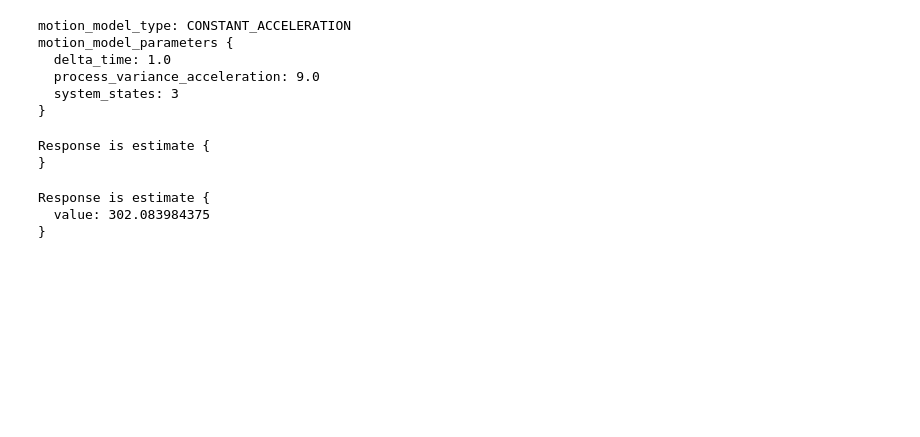
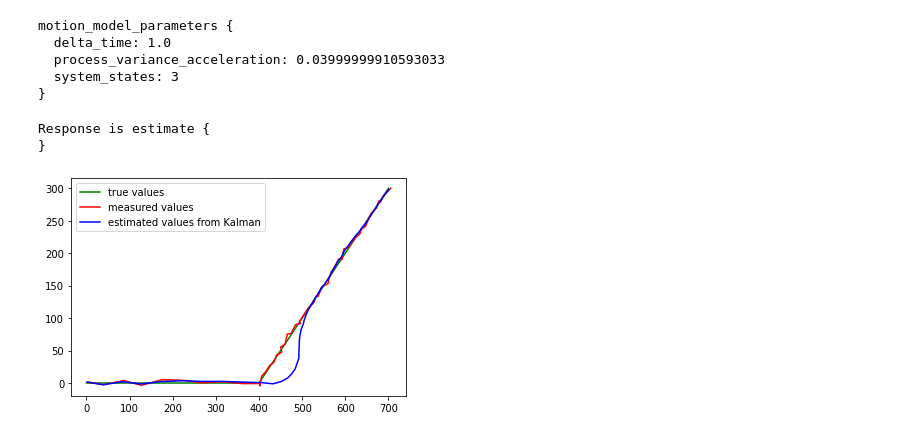
Before and after one commit to fabian-feigl/kalman-filter, a Jupyter notebook: example/kalman_filter_example.ipynb, the cells around one changed output. Drawn from its saved outputs; the diff is of its cells as text; code cells hidden in the pictures; blank space fills up the shorter version.

```diff
--- a/example/kalman_filter_example.ipynb
+++ b/example/kalman_filter_example.ipynb
@@ -3,7 +3,8 @@ import sys
 import os
 import grpc
 
-from google.protobuf.empty_pb2 import Empty
+import matplotlib.pyplot as plt
+import numpy as np
 
 import kalman.services.kalman_filter_pb2_grpc as api
 import kalman.services.kalman_filter_pb2 as api_data
@@ -11,25 +12,30 @@ import kalman.services.kalman_filter_pb2 as api_data
 from kalman.data.motion_model_pb2 import MotionModel, MotionModelParameters
 from kalman.data.data_pb2 import Measurement, Estimate
 
-with grpc.insecure_channel("0.0.0.0:5000") as channel:
-    kalman_stub = api.KalmanFilterRPCStub(channel)
-    parameters = MotionModelParameters()
-    parameters.delta_time = 1
-    parameters.process_variance_acceleration = 9
-    parameters.system_states = 3
-    motion_model = MotionModel(motion_model_type=MotionModel.CONSTANT_ACCELERATION, motion_model_parameters=parameters)
-    print(motion_model)
+
+measurement_std = 3
+measurement_variance = measurement_std ** 2
+
+parameters = MotionModelParameters()
+parameters.delta_time = 1
+parameters.process_variance_acceleration = 0.04
+parameters.system_states = 3
+motion_model = MotionModel(motion_model_type=MotionModel.CONSTANT_VELOCITY, motion_model_parameters=parameters)
+print(motion_model)
 # %% [output]
-motion_model_type: CONSTANT_ACCELERATION
 motion_model_parameters {
   delta_time: 1.0
-  process_variance_acceleration: 9.0
+  process_variance_acceleration: 0.03999999910593033
   system_states: 3
 }
 # %%
+# Create Kalman Filter for x and y position
 with grpc.insecure_channel("0.0.0.0:5000") as channel:
     kalman_stub = api.KalmanFilterRPCStub(channel)
-    request = api_data.CreateRequest(identifier="x", motion_model=motion_model, measurement_variance=0.1)
+    request = api_data.CreateRequest(identifier="x", motion_model=motion_model, measurement_variance=measurement_variance)
     response = kalman_stub.Create(request)
     print(f"{response}")
+    request = api_data.CreateRequest(identifier="y", motion_model=motion_model, measurement_variance=measurement_variance)
+    response = kalman_stub.Create(request)
+    print(f"{response}")
 # %%
@@ -42,13 +49,42 @@ with grpc.insecure_channel("0.0.0.0:5000") as channel:
 Response is estimate {
 }
 # %%
-with grpc.insecure_channel("0.0.0.0:5000") as channel:
-    kalman_stub = api.KalmanFilterRPCStub(channel)
-    measurement = Measurement(value=300)
-    request = api_data.TickRequest(identifier="x", measurement=measurement)
-    response = kalman_stub.Tick(request)
-    print(f"Response is {response}")
+# Define wrapper function for ticking a kalman filter instance
+def tick_kalman_filter(identifier, value):
+    with grpc.insecure_channel("0.0.0.0:5000") as channel:
+        kalman_stub = api.KalmanFilterRPCStub(channel)
+        measurement = Measurement(value=value)
+        request = api_data.TickRequest(identifier=identifier, measurement=measurement)
+        response = kalman_stub.Tick(request)
+        return response.estimate.position
-# %% [output]
-Response is estimate {
-  value: 302.083984375
-}
+# %%
+# Play around
+# Create true trajectory
+true_x_values = np.linspace(0, 400, 10)
+true_y_values = np.linspace(0, 0, 10)
+
+true_x_values = np.hstack((true_x_values,np.linspace(400, 700, 40)))
+true_y_values = np.hstack((true_y_values,np.linspace(0, 300, 40)))
+
+# Add measurement noise
+measured_x_values = true_x_values + np.random.normal(0, measurement_std, true_x_values.size)
+measured_y_values = true_y_values + np.random.normal(0, measurement_std, true_y_values.size)
+
+# Use Kalman Filter to get better estimates
+kalman_x_values = []
+kalman_y_values = []
+for x_value, y_value in zip(measured_x_values, measured_y_values):
+    kalman_x_values.append(tick_kalman_filter("x", x_value))
+    kalman_y_values.append(tick_kalman_filter("y", y_value))
+
+kalman_x_values = np.asarray(kalman_x_values)
+kalman_y_values = np.asarray(kalman_y_values)
+
+plt.plot(true_x_values, true_y_values, "g", label="true values")
+plt.plot(measured_x_values, measured_y_values, "r", label="measured values")
+plt.plot(kalman_x_values, kalman_y_values, "b", label="estimated values from Kalman")
+
+plt.legend()
+plt.show()
+# %% [output]
+[figure, added]
```
Also changed, not shown: parts of 2 cells of this notebook, 3 other files.
